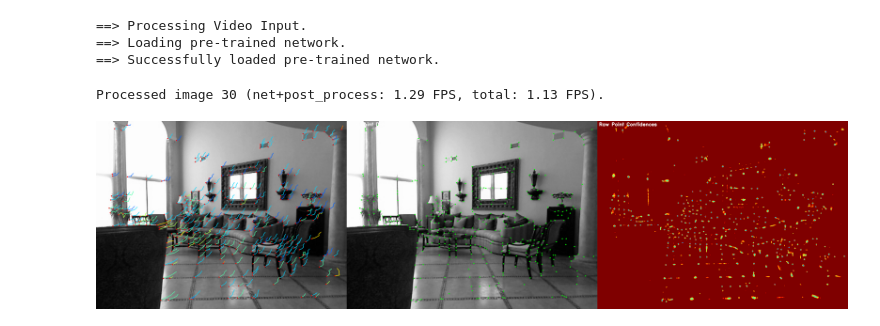
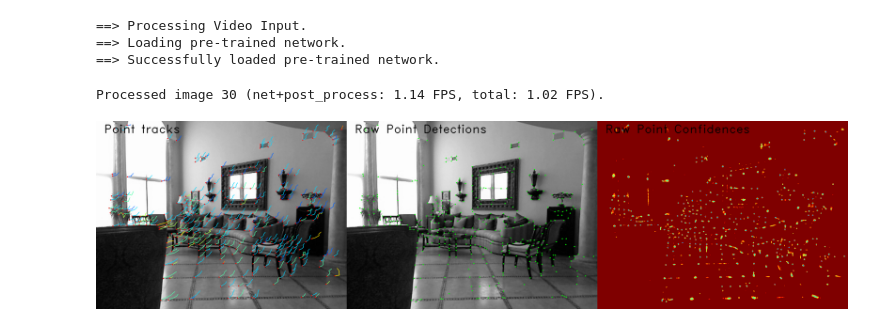
Before and after one commit to Willyzw/SuperPointPretrainedNetwork, a Jupyter notebook: superpoint_handson.ipynb, the cells around one changed output. Cells and saved outputs as stored; diff of their text form; code cells hidden in the pictures.

```diff
--- a/superpoint_handson.ipynb
+++ b/superpoint_handson.ipynb
@@ -71,39 +68,40 @@ while True:
   out1 = (np.dstack((img, img, img)) * 255.).astype('uint8')
   tracks[:, 1] /= float(fe.nn_thresh) # Normalize track scores to [0,1].
   tracker.draw_tracks(out1, tracks)
+  cv2.putText(out1, 'Point tracks', (20, 30), cv2.FONT_HERSHEY_DUPLEX, 1, (0, 0, 0), lineType=16)
 
   # Extra output -- Show current point detections.
   out2 = (np.dstack((img, img, img)) * 255.).astype('uint8')
   for pt in pts.T:
     pt1 = (int(round(pt[0])), int(round(pt[1])))
     cv2.circle(out2, pt1, 1, (0, 255, 0), -1, lineType=16)
-  cv2.putText(out2, 'Raw Point Detections', (4, 12), cv2.FONT_HERSHEY_DUPLEX, 0.4, (255, 255, 255), lineType=16)
+  cv2.putText(out2, 'Raw Point Detections', (20, 30), cv2.FONT_HERSHEY_DUPLEX, 1, (0, 0, 0), lineType=16)
 
   # Extra output -- Show the point confidence heatmap.
   min_conf = 0.001
   heatmap[heatmap < min_conf] = min_conf
   heatmap = -np.log(heatmap)
   heatmap = (heatmap - heatmap.min()) / (heatmap.max() - heatmap.min() + .00001)
   out3 = myjet[np.round(np.clip(heatmap*10, 0, 9)).astype('int'), :]
   out3 = (out3*255).astype('uint8')
-  cv2.putText(out3, 'Raw Point Confidences', (4, 12), cv2.FONT_HERSHEY_DUPLEX, 0.4, (255, 255, 255), lineType=16)
+  cv2.putText(out3, 'Raw Point Confidences', (20, 30), cv2.FONT_HERSHEY_DUPLEX, 1, (0, 0, 0), lineType=16)
 
   # Compute runtime
   end = time.time()
   net_t = (1./ float(end1 - start))
   total_t = (1./ float(end - start))
 
   # Print and show result image
   clear_output(wait=True)
   print('Processed image %d (net+post_process: %.2f FPS, total: %.2f FPS).'\
         % (vs.i, net_t, total_t))
   out = np.hstack((out1, out2, out3))
   display(pil.fromarray(out))
   video.write(out)
 
 files.download(output_file)
 # %% [output]
-Processed image 30 (net+post_process: 1.29 FPS, total: 1.13 FPS).
+Processed image 30 (net+post_process: 1.14 FPS, total: 1.02 FPS).
-[figure, old version]
+[figure, new version]
 [interactive output not drawn]
 [interactive output not drawn]
```
Also changed, not shown: parts of 3 cells of this notebook.
